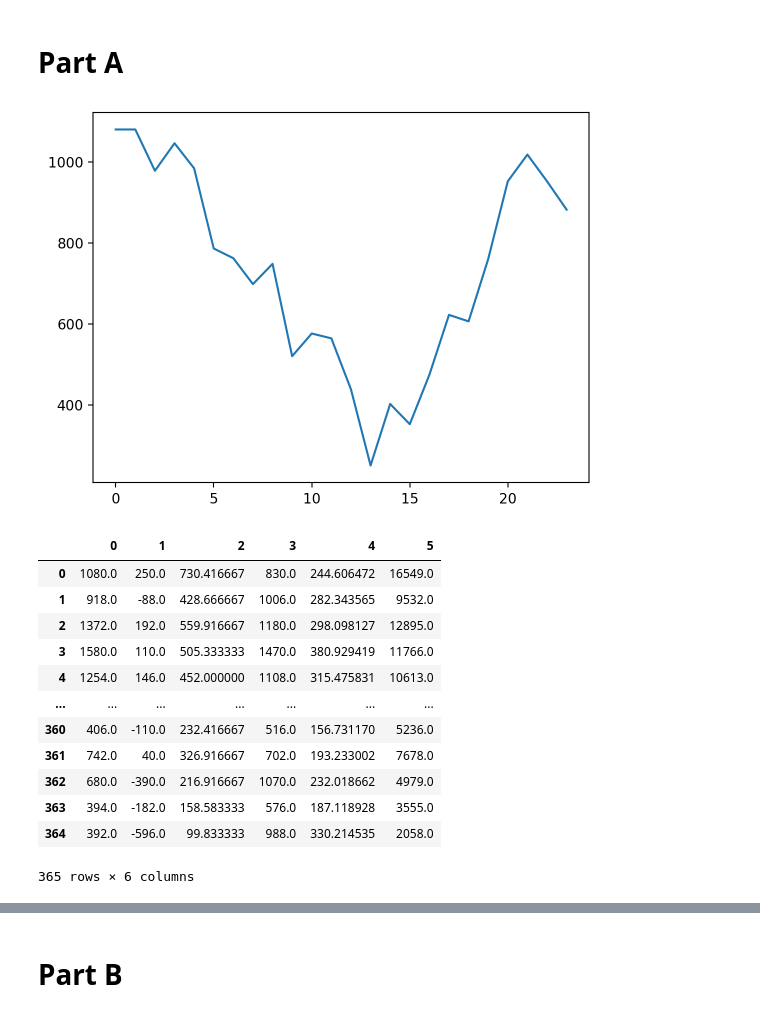
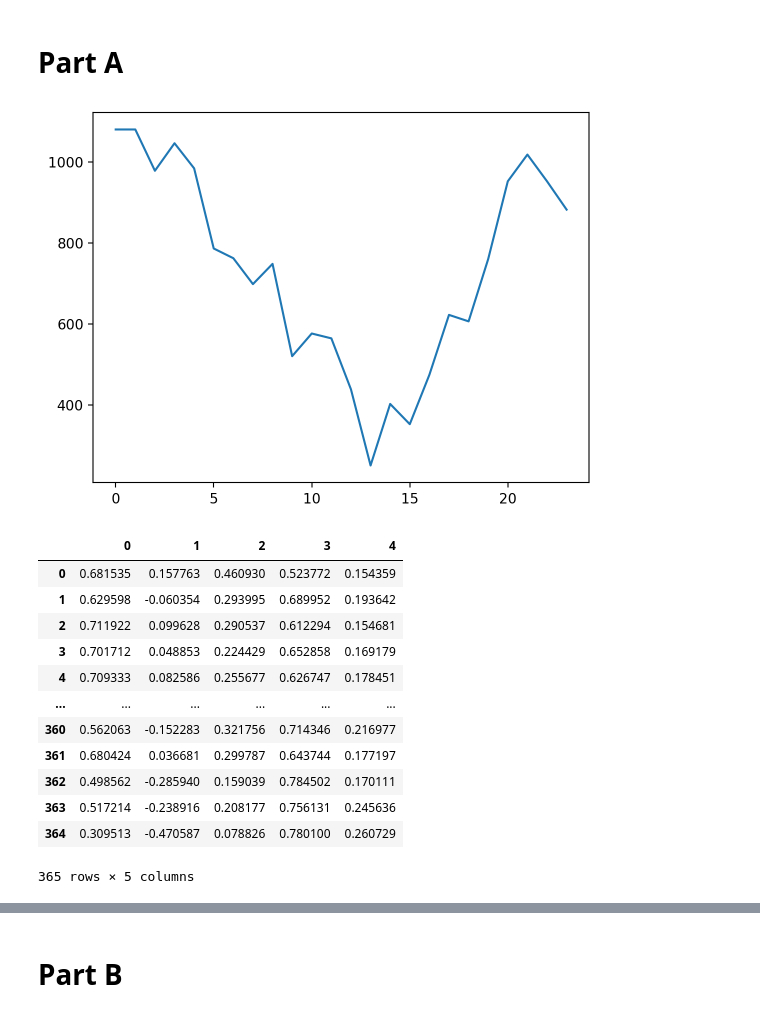
Before and after one commit to davvidbaker/aes-hw-s24, a Jupyter notebook: data-science/customer-classification-project.ipynb, the cells around one changed output, grey strips where cells are left out. Drawn from its saved outputs; the diff is of its cells as text; code cells hidden in the pictures.

```diff
--- a/data-science/customer-classification-project.ipynb
+++ b/data-science/customer-classification-project.ipynb
@@ -34,54 +36,70 @@ def max_w(day):
     return np.max(day)
 
 
 def min_w(day):
     return np.min(day)
 
 
 def avg_w(day):
     return np.average(day)
 
 
 def diff_w(day):
     return np.max(day) - np.min(day)
 
 
 def std(day):
     return np.std(day)
 
 
 def energy(day):
     return np.trapz(day)
 
 
-attribute_array = []
-for day in all_days:
-    attribute_array = [
-        *attribute_array,
+# attribute_array = []
+attribute_array = np.empty((0, 5))
+for i in range(len(all_days)):
+    attribute_array = np.append(
+        attribute_array,
         [
-            max_w(day),
-            min_w(day),
-            avg_w(day),
-            diff_w(day),
-            std(day),
-            energy(day),
+            [
+                max_w(all_days[i]),
+                min_w(all_days[i]),
+                avg_w(all_days[i]),
+                diff_w(all_days[i]),
+                std(all_days[i]),
+            ]
         ],
-    ]
+        axis=0,
+    )
 
+# for day in all_days:
+#     attribute_array = [
+#         *attribute_array,
+#         [
+#             max_w(day),
+#             min_w(day),
+#             avg_w(day),
+#             diff_w(day),
+#             std(day),
+#             # energy(day),
+#         ],
+#     ]
 
+attribute_array = preprocessing.normalize(attribute_array) # [preprocessing.normalize(aa) for aa in attribute_array]
 pd.DataFrame(attribute_array)
 # %% [output]
 [figure]
-|  | 0 | 1 | 2 | 3 | 4 | 5 |
-| 0 | 1080.0 | 250.0 | 730.416667 | 830.0 | 244.606472 | 16549.0 |
-| 1 | 918.0 | -88.0 | 428.666667 | 1006.0 | 282.343565 | 9532.0 |
-| 2 | 1372.0 | 192.0 | 559.916667 | 1180.0 | 298.098127 | 12895.0 |
-| 3 | 1580.0 | 110.0 | 505.333333 | 1470.0 | 380.929419 | 11766.0 |
-| 4 | 1254.0 | 146.0 | 452.000000 | 1108.0 | 315.475831 | 10613.0 |
-| ... | ... | ... | ... | ... | ... | ... |
-| 360 | 406.0 | -110.0 | 232.416667 | 516.0 | 156.731170 | 5236.0 |
-| 361 | 742.0 | 40.0 | 326.916667 | 702.0 | 193.233002 | 7678.0 |
-| 362 | 680.0 | -390.0 | 216.916667 | 1070.0 | 232.018662 | 4979.0 |
-| 363 | 394.0 | -182.0 | 158.583333 | 576.0 | 187.118928 | 3555.0 |
-| 364 | 392.0 | -596.0 | 99.833333 | 988.0 | 330.214535 | 2058.0 |
+|  | 0 | 1 | 2 | 3 | 4 |
+| 0 | 0.681535 | 0.157763 | 0.460930 | 0.523772 | 0.154359 |
+| 1 | 0.629598 | -0.060354 | 0.293995 | 0.689952 | 0.193642 |
+| 2 | 0.711922 | 0.099628 | 0.290537 | 0.612294 | 0.154681 |
+| 3 | 0.701712 | 0.048853 | 0.224429 | 0.652858 | 0.169179 |
+| 4 | 0.709333 | 0.082586 | 0.255677 | 0.626747 | 0.178451 |
+| ... | ... | ... | ... | ... | ... |
+| 360 | 0.562063 | -0.152283 | 0.321756 | 0.714346 | 0.216977 |
+| 361 | 0.680424 | 0.036681 | 0.299787 | 0.643744 | 0.177197 |
+| 362 | 0.498562 | -0.285940 | 0.159039 | 0.784502 | 0.170111 |
+| 363 | 0.517214 | -0.238916 | 0.208177 | 0.756131 | 0.245636 |
+| 364 | 0.309513 | -0.470587 | 0.078826 | 0.780100 | 0.260729 |
-365 rows × 6 columns
+365 rows × 5 columns
```
Also changed, not shown: parts of 6 cells of this notebook, 1 other file.
